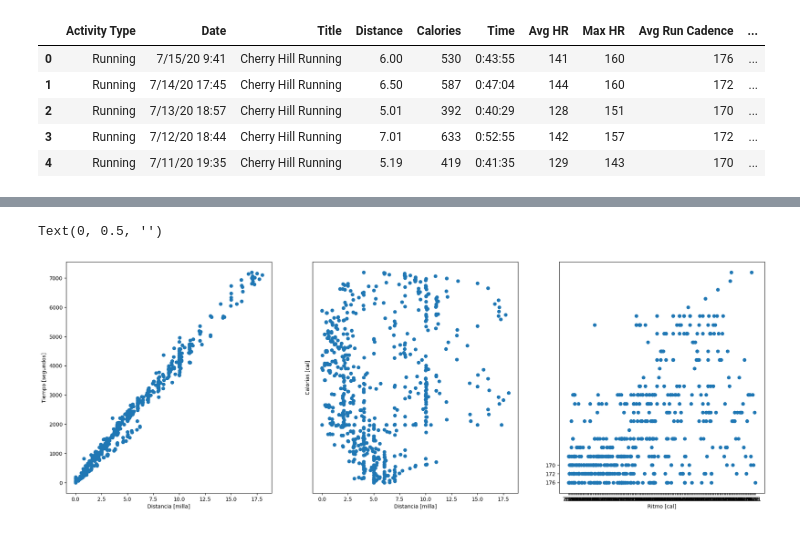
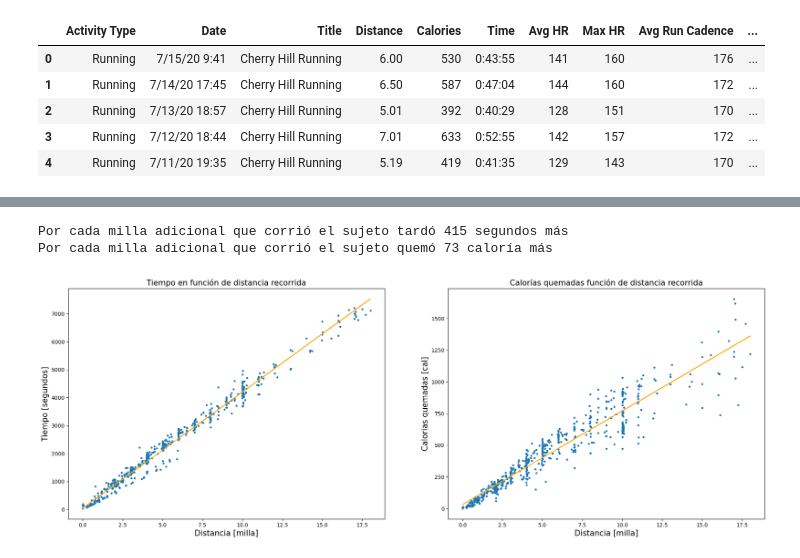
Before and after one commit to agusje1/C-digos, a Jupyter notebook: Running/Running.ipynb, the cells around one changed output, grey strips where cells are left out. Saved outputs shown, nothing was run; the diff lists cells and outputs as text; code cells hidden in the pictures.

```diff
--- a/Running/Running.ipynb
+++ b/Running/Running.ipynb
@@ -31,3 +31,6 @@ def parse_time_string(s):
             return pd.NaT
     except Exception:
         return pd.NaT
+
+def lineal(x,m,b):
+    return m*x + b
@@ -53,20 +77,26 @@ cadencia = df["Avg Run Cadence"]
 # %%
-fig,ax = plt.subplots(1,3,figsize=(24,8))
-
-ax[0].scatter(df["Distance"],df["Time_seconds"])
-ax[0].set_xlabel("Distancia [milla]")
-ax[0].set_ylabel("Tiempo [segundos]")
+popt_0,pcov_0 = curve_fit(lineal,df["Distance"],df["Time_seconds"])
+popt_1,pcov_1 = curve_fit(lineal,df["Distance"],df["Calories"])
 
 
-ax[1].set_yticks([])
-ax[1].scatter(df["Distance"],df["Calories"])
-ax[1].set_xlabel("Distancia [milla]")
-ax[1].set_ylabel("Calorias [cal]")
+fig,ax = plt.subplots(1,2,figsize=(24,8))
 
-ax[2].set_yticks([0,1,2])
-ax[2].scatter(df["Avg Pace"],df["Avg Run Cadence"])
-ax[2].set_xlabel("Ritmo [cal]")
-ax[2].set_ylabel("")
+ax[0].scatter(df["Distance"],df["Time_seconds"],s=8)
+ax[0].plot(df["Distance"],lineal(df["Distance"],*popt_0),color="orange",label= "")
+ax[0].set_xlabel("Distancia [milla]",fontsize="15")
+ax[0].set_ylabel("Tiempo [segundos]",fontsize="15")
+ax[0].set_title("Tiempo en función de distancia recorrida",fontsize="15")
+
+
+ax[1].scatter(df["Distance"],df["Calories"],s=8)
+ax[1].plot(df["Distance"],lineal(df["Distance"],*popt_1),color="orange",label= "")
+ax[1].set_xlabel("Distancia [milla]",fontsize="15")
+ax[1].set_ylabel("Calorias quemadas [cal]",fontsize="15")
+ax[1].set_title("Calorías quemadas función de distancia recorrida",fontsize="15")
+
+print("Por cada milla adicional que corrió el sujeto tardó " + str(int(popt_0[0])) + " segundos más")
+print("Por cada milla adicional que corrió el sujeto quemó " + str(int(popt_1[0])) + " caloría más")
 # %% [output]
-Text(0, 0.5, '')
+Por cada milla adicional que corrió el sujeto tardó 415 segundos más
+Por cada milla adicional que corrió el sujeto quemó 73 caloría más
-[figure, old version]
+[figure, new version]
```
Also changed, not shown: parts of 8 cells of this notebook, 1 other file.
